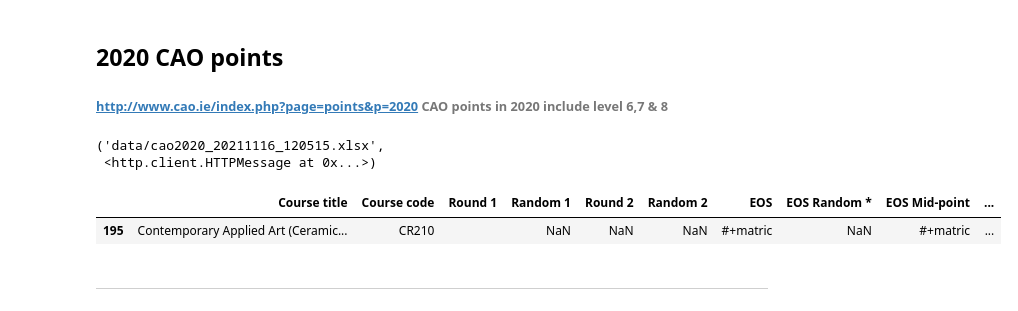
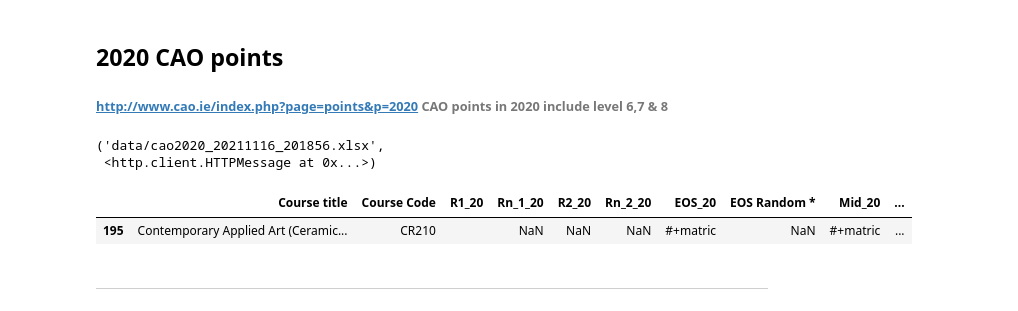
Before and after one commit to Jonish99/Fundamentals-of-Data-Analysis-Assessment, a Jupyter notebook: cao.ipynb, the cells around one changed output. Drawn from its saved outputs; the diff is of its cells as text; code cells hidden in the pictures.

```diff
--- a/cao.ipynb
+++ b/cao.ipynb
@@ -323,53 +321,57 @@ import urllib.request as urlrq
 # %%
 # Create a file path for the original data.For backup
-path = 'data/cao2020_' + nowstr + '.xlsx'
+path2020 = 'data/cao2020_' + nowstr + '.xlsx'
 
 #download to path
 urlrq.urlretrieve('http://www2.cao.ie/points/CAOPointsCharts2020.xlsx',\
-                  path)
+                  path2020)
 # %% [output]
-('data/cao2020_20211116_120515.xlsx',
+('data/cao2020_20211116_201856.xlsx',
  <http.client.HTTPMessage at 0x...>)
 # %%
 ###### Read the Excel file into a pandas dataframe
 # %%
 #download and parse the excel spreadsheet
 #skip first 10 rows
-df=pd.read_excel('http://www2.cao.ie/points/CAOPointsCharts2020.xlsx',\
+df2020=pd.read_excel('http://www2.cao.ie/points/CAOPointsCharts2020.xlsx',\
                  skiprows=10)
 # %%
 #df.iloc[123]
 
 #check final row
 #delete unwanted columns
-df = df.drop(['CATEGORY (i.e.ISCED description)','avp','v','Column1',\
+df2020 = df2020.drop(['CATEGORY (i.e.ISCED description)','avp','v','Column1',\
               'Column2','Column3','Column4','Column5','Column6',\
               'Column7','Column8'], 1)
-df = df.rename(columns={'COURSE TITLE': 'Course title',\
-                        'COURSE CODE2': 'Course code',\
-                        'R1 POINTS':'Round 1','R2 POINTS':'Round 2',\
-                        'R1 Random *':'Random 1',\
-                        'R2 Random*':'Random 2'})
+df2020 = df2020.rename(columns={'COURSE TITLE': 'Course title',\
+                        'COURSE CODE2': 'Course Code',\
+                        'R1 POINTS':'R1_20','R2 POINTS':'R2_20',\
+                        'R1 Random *':'Rn_1_20',\
+                        'R2 Random*':'Rn_2_20','LEVEL':'Level',\
+                        'EOS':'EOS_20','EOS Mid-point':'Mid_20'})
 
-df['Year'] =2020
-df['Portfolios_other1'] =''
-df['Portfolios_other2'] =''
-df['AQA1'] =''
-df['AQA2'] =''
+df2020['Year'] =2020
+df2020['Po_1_20'] =''
+df2020['Po_2_20'] =''
+df2020['AQA1_20'] =''
+df2020['AQA2_20'] =''
 #https://towardsdatascience.com/check-for-a-substring-in-a-pandas-dataframe-column-4b949f64852
 
 #Pulling out AQA, # and  placing into own column.
-df.loc[df['Round 1'].str.contains('#',na=False) ,\
-       'Portfolios_other1'] = '#'
-df.loc[df['Round 1'].str.contains('#',na=False) , 'Round 1'] = ''
-df.loc[df['Round 2'].str.contains('#',na=False) ,\
-       'Portfolios_other2'] = '#'
-df.loc[df['Round 2'].str.contains('#',na=False) , 'Round 2'] = ''
-df.loc[df['Round 1'].str.contains('AQA',na=False) , 'AQA1'] = 'AQA'
-df.loc[df['Round 2'].str.contains('AQA',na=False) , 'AQA2'] = ''
-display (df.loc[df['Course code']=='CR210']) # check we are picking up commas in csv fields
+#this dataset has either digits or #matric code for portfolio and AQA. Check for value,
+#if it exists place in another column and set points col to blank.
+
+df2020.loc[df2020['R1_20'].str.contains('#',na=False) ,\
+       'Po_1_20'] = '#'
+df2020.loc[df2020['R1_20'].str.contains('#',na=False) , 'R1_20'] = ''
+df2020.loc[df2020['R2_20'].str.contains('#',na=False) ,\
+       'Po_2_20'] = '#'
+df2020.loc[df2020['R2_20'].str.contains('#',na=False) , 'R2_20'] = ''
+df2020.loc[df2020['R1_20'].str.contains('AQA',na=False) , 'AQA1'] = 'AQA'
+df2020.loc[df2020['R2_20'].str.contains('AQA',na=False) , 'AQA2'] = ''
+display (df2020.loc[df2020['Course Code']=='CR210']) # check we are picking up commas in csv fields
 # %% [output]
-|  | Course title | Course code | Round 1 | Random 1 | Round 2 | Random 2 | EOS | EOS Random * | EOS Mid-point | ... |
+|  | Course title | Course Code | R1_20 | Rn_1_20 | R2_20 | Rn_2_20 | EOS_20 | EOS Random * | Mid_20 | ... |
 | 195 | Contemporary Applied Art (Ceramic... | CR210 |  | NaN | NaN | NaN | #+matric | NaN | #+matric | ... |
 # %% [markdown]
 ***
```
Also changed, not shown: parts of 27 cells of this notebook.
